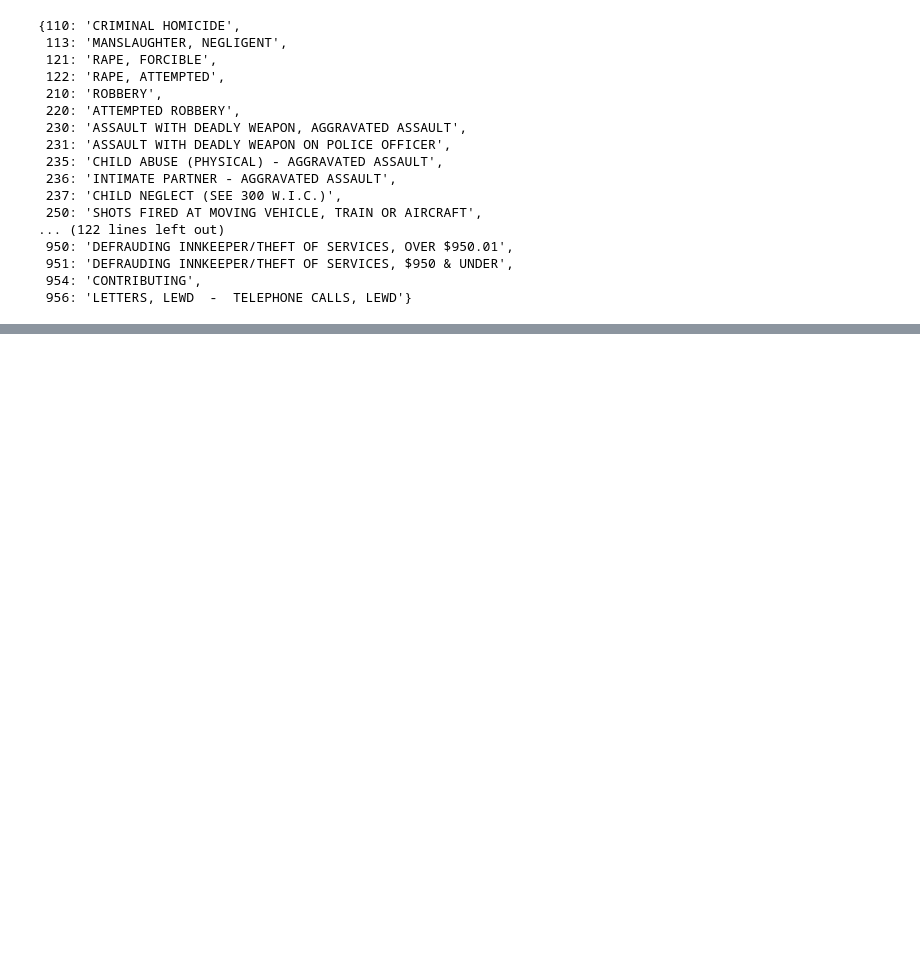
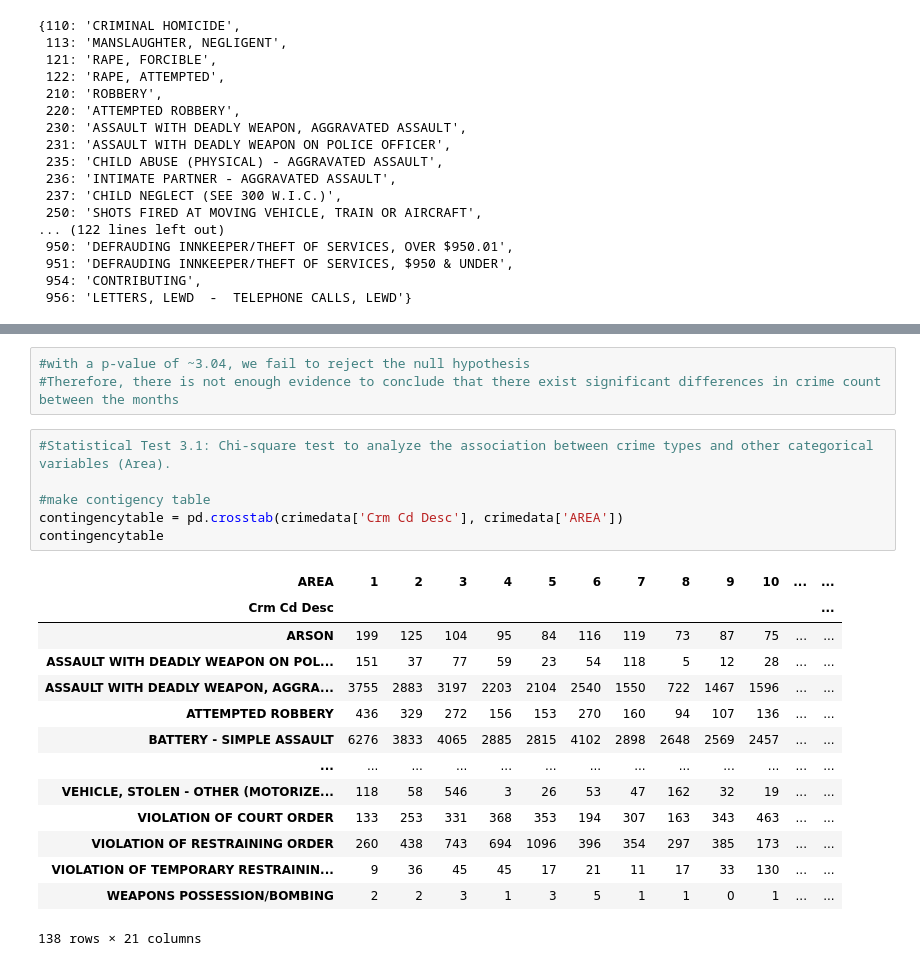
Before and after one commit to qazifabiahoq/Project_Crime_in_La_2020-Dec2023, a Jupyter notebook: project1_file1.ipynb, the cells around one changed output, grey strips where cells are left out. Cells and saved outputs as stored; diff of their text form; blank space fills up the shorter version.

Commit message:
completed statistical analyses

```diff
--- a/project1_file1.ipynb
+++ b/project1_file1.ipynb
@@ -149,0 +186,24 @@ correlationmatrix
+# %%
+#with a p-value of ~3.04, we fail to reject the null hypothesis
+#Therefore, there is not enough evidence to conclude that there exist significant differences in crime count between the months
+# %%
+#Statistical Test 3.1: Chi-square test to analyze the association between crime types and other categorical variables (Area).
+
+#make contigency table
+contingencytable = pd.crosstab(crimedata['Crm Cd Desc'], crimedata['AREA'])
+contingencytable
+# %% [output]
+| AREA | 1 | 2 | 3 | 4 | 5 | 6 | 7 | 8 | 9 | 10 | ... | ... |
+| Crm Cd Desc |  |  |  |  |  |  |  |  |  |  |  | ... |
+| ARSON | 199 | 125 | 104 | 95 | 84 | 116 | 119 | 73 | 87 | 75 | ... | ... |
+| ASSAULT WITH DEADLY WEAPON ON POL... | 151 | 37 | 77 | 59 | 23 | 54 | 118 | 5 | 12 | 28 | ... | ... |
+| ASSAULT WITH DEADLY WEAPON, AGGRA... | 3755 | 2883 | 3197 | 2203 | 2104 | 2540 | 1550 | 722 | 1467 | 1596 | ... | ... |
+| ATTEMPTED ROBBERY | 436 | 329 | 272 | 156 | 153 | 270 | 160 | 94 | 107 | 136 | ... | ... |
+| BATTERY - SIMPLE ASSAULT | 6276 | 3833 | 4065 | 2885 | 2815 | 4102 | 2898 | 2648 | 2569 | 2457 | ... | ... |
+| ... | ... | ... | ... | ... | ... | ... | ... | ... | ... | ... | ... | ... |
+| VEHICLE, STOLEN - OTHER (MOTORIZE... | 118 | 58 | 546 | 3 | 26 | 53 | 47 | 162 | 32 | 19 | ... | ... |
+| VIOLATION OF COURT ORDER | 133 | 253 | 331 | 368 | 353 | 194 | 307 | 163 | 343 | 463 | ... | ... |
+| VIOLATION OF RESTRAINING ORDER | 260 | 438 | 743 | 694 | 1096 | 396 | 354 | 297 | 385 | 173 | ... | ... |
+| VIOLATION OF TEMPORARY RESTRAININ... | 9 | 36 | 45 | 45 | 17 | 21 | 11 | 17 | 33 | 130 | ... | ... |
+| WEAPONS POSSESSION/BOMBING | 2 | 2 | 3 | 1 | 3 | 5 | 1 | 1 | 0 | 1 | ... | ... |
+138 rows × 21 columns
```
Also changed, not shown: parts of 29 cells of this notebook, 2 other files.
